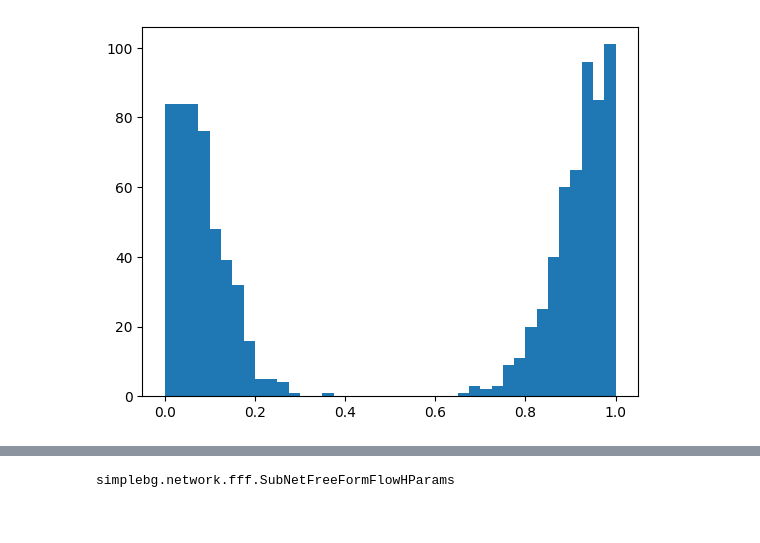
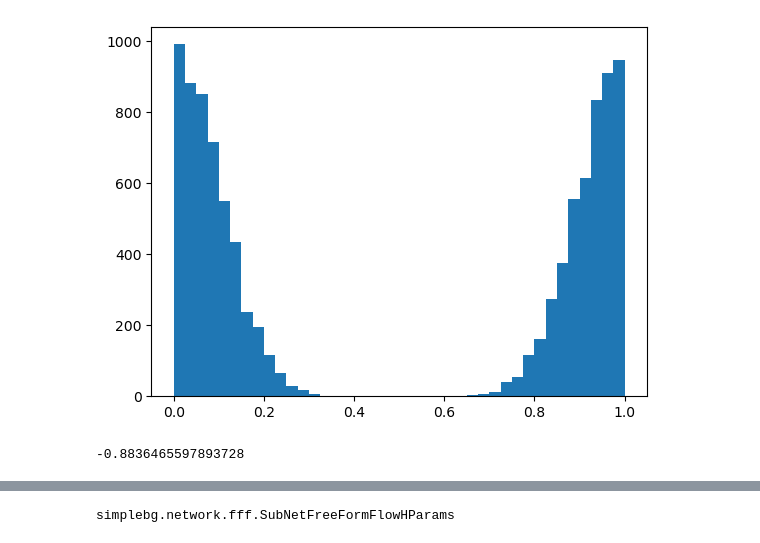
Before and after one commit to thelostscout/simplebg, a Jupyter notebook: notebooks/continuous_bondary_conditions.ipynb, the cells around one changed output, grey strips where cells are left out. Drawn from its saved outputs; the diff is of its cells as text; code cells hidden in the pictures.

```diff
--- a/notebooks/continuous_bondary_conditions.ipynb
+++ b/notebooks/continuous_bondary_conditions.ipynb
@@ -4,22 +4,32 @@ from torch import nn
 from torch import distributions as D
 from matplotlib import pyplot as plt
 # %%
+mu = 0
+
 class ShiftedNormal(D.normal.Normal):
     def sample(self, sample_shape=torch.Size()):
-        return (super().sample(sample_shape) % 1).unsqueeze(-1)
+        return super().sample(sample_shape) % 1
 
 from lightning_trainable.datasets import DistributionDataset
 
 class ShiftedGaussDataset(DistributionDataset):
     def __init__(self, dimensions: int = 1, **kwargs):
-        distribution = ShiftedNormal(torch.zeros(dimensions), .1*torch.ones(dimensions))
+        distribution = ShiftedNormal(mu*torch.ones(dimensions), .1*torch.ones(dimensions))
         super().__init__(distribution, **kwargs)
 
 
-x = ShiftedNormal(0, .1).sample((1000,))
+x = ShiftedNormal(mu, .1).sample((10_000,1))
 bin_edges = plt.hist(x.detach().numpy(), bins=40)
 # %% [output]
-[figure, old version]
+[figure, new version]
+# %%
+# calculate theoretical kl
+# kl is >=0, but we the kl estimator doesn't include the entropy of the target distribution, so in our case kl_est >= entropy
+import scipy
+entropy = scipy.stats.norm.entropy(scale=.1)
+entropy
+# %% [output]
+-0.8836465597893728
 # %%
 from simplebg.latent import DistributionHParams
 from simplebg.loss.core import LossWeights
```
Also changed, not shown: parts of 8 cells of this notebook, 17 other files.
